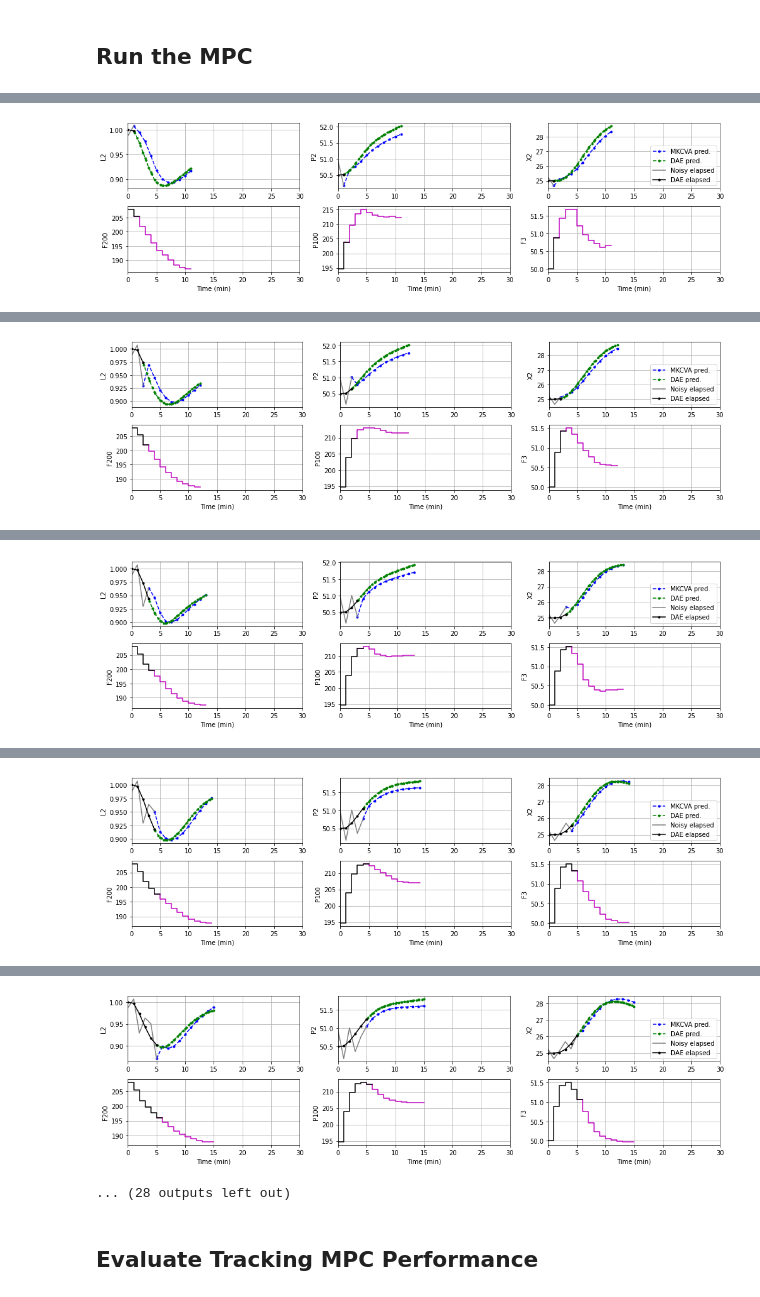
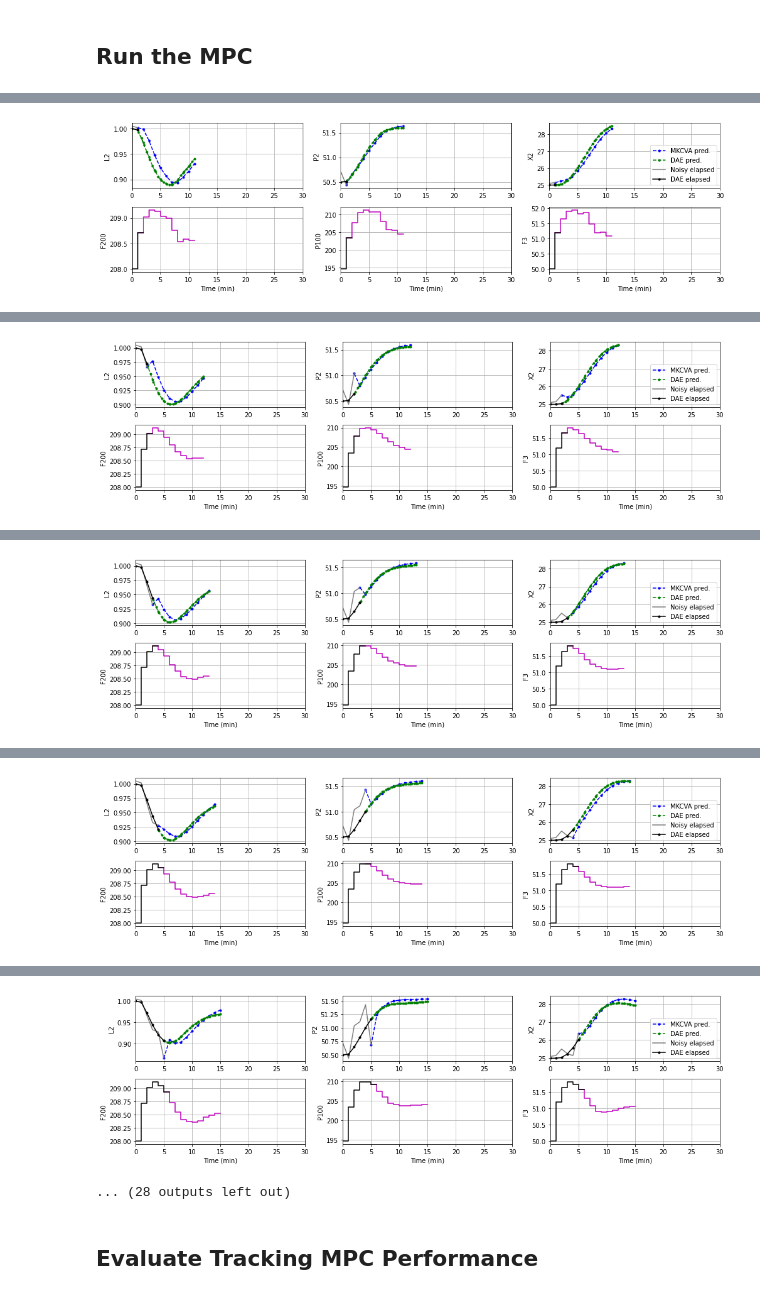
Before and after one commit to kspilario/MKCVA_MPC, a Jupyter notebook: Evap_MKCVA_MPC_Conservative.ipynb, the cells around one changed output, grey strips where cells are left out. Saved outputs shown, nothing was run; the diff lists cells and outputs as text; code cells hidden in the pictures.

```diff
--- a/Evap_MKCVA_MPC_Conservative.ipynb
+++ b/Evap_MKCVA_MPC_Conservative.ipynb
@@ -518,11 +519,13 @@ N_iter = 20                      # No. of MPC iterations
 X2_sp = 28                       # Setpoint for X2
 nvar = (N_hor-1)*len(sys.UI)     # No. of decision variables for IPOPT
 
-np.random.seed(42)
+np.random.seed(0)
 
 # Pre-allocate arrays for saving results
 u_save = np.zeros((N_iter+1, len(sys.UI)))
 ipopt_save = np.zeros((N_iter, nvar))
+dae_save = []
+mdl_save = np.zeros((N_iter, (N_hor + 1)*len(sys.YI)))
 y_mkcva_save = np.zeros((N_iter+1, len(sys.YI)))
 y_pyomo_save = np.zeros((N_iter+1, len(sys.YI)))
 y_noisy = np.zeros((N_iter+1, len(sys.YI)))
@@ -557,11 +560,11 @@ for t in range(N_iter):
                 n=nvar,
                 m=0,
                 problem_obj=NLP_MPC(x0, y0, u0, X2_sp),
-                lb=-np.ones(nvar),
+                lb=np.zeros(nvar),
                 ub=np.ones(nvar))
 
     nlp.addOption('tol', 1e-1)
-    init_guess = np.zeros(nvar)
+    init_guess = 0.5 + np.zeros(nvar)
     if t >= 1:
         init_guess = np.hstack((res[3:], res[-3:]))
 
@@ -579,6 +582,7 @@ for t in range(N_iter):
                                        np.array([208, 194.7, 50])   # nominal condition
     u_res = np.hstack((u0.reshape(-1, 1), np.transpose(u_res)))
     x, y = sim_mpc(sys, x0, y0, u_res)
+    mdl_save[t, :] = y.ravel()
 
     # Implement the control moves on the Pyomo model
     F200data, P100data, F3data = u_res[0], u_res[1], u_res[2]
@@ -589,6 +593,8 @@ for t in range(N_iter):
     # Replace the init_data with conditions at next sampling instant
     for k in init_data.keys():
         init_data[k] = evap_df[k].iloc[3]
+
+    dae_save.append(evap_df.iloc[:, :3].to_numpy())
 
     # Get latest known y
     y_last = evap_df.iloc[3, :3].to_numpy()
@@ -652,4 +658,4 @@ IPOPT took 1.61 sec.
 b'Algorithm terminated successfully at a locally optimal point, satisfying the convergence tolerances (can be specified by options).'
 Pyomo Status: ok
-[figure, old version]
+[figure, new version]
 Horizon: 2 min to 12 min
@@ -657,4 +663,4 @@ IPOPT took 1.34 sec.
 b'Algorithm terminated successfully at a locally optimal point, satisfying the convergence tolerances (can be specified by options).'
 Pyomo Status: ok
-[figure, old version]
+[figure, new version]
 Horizon: 3 min to 13 min
@@ -662,4 +668,4 @@ IPOPT took 1.28 sec.
 b'Algorithm terminated successfully at a locally optimal point, satisfying the convergence tolerances (can be specified by options).'
 Pyomo Status: ok
-[figure, old version]
+[figure, new version]
 Horizon: 4 min to 14 min
@@ -667,4 +673,4 @@ IPOPT took 2.05 sec.
 b'Algorithm terminated successfully at a locally optimal point, satisfying the convergence tolerances (can be specified by options).'
 Pyomo Status: ok
-[figure, old version]
+[figure, new version]
 Horizon: 5 min to 15 min
@@ -672,6 +678,6 @@ IPOPT took 1.38 sec.
 b'Algorithm terminated successfully at a locally optimal point, satisfying the convergence tolerances (can be specified by options).'
 Pyomo Status: ok
-[figure, old version]
+[figure, new version]
 ... (28 outputs left out)
 # %% [markdown]
 ## Evaluate Tracking MPC Performance
```
Also changed, not shown: parts of 4 cells of this notebook, 1 other file.
